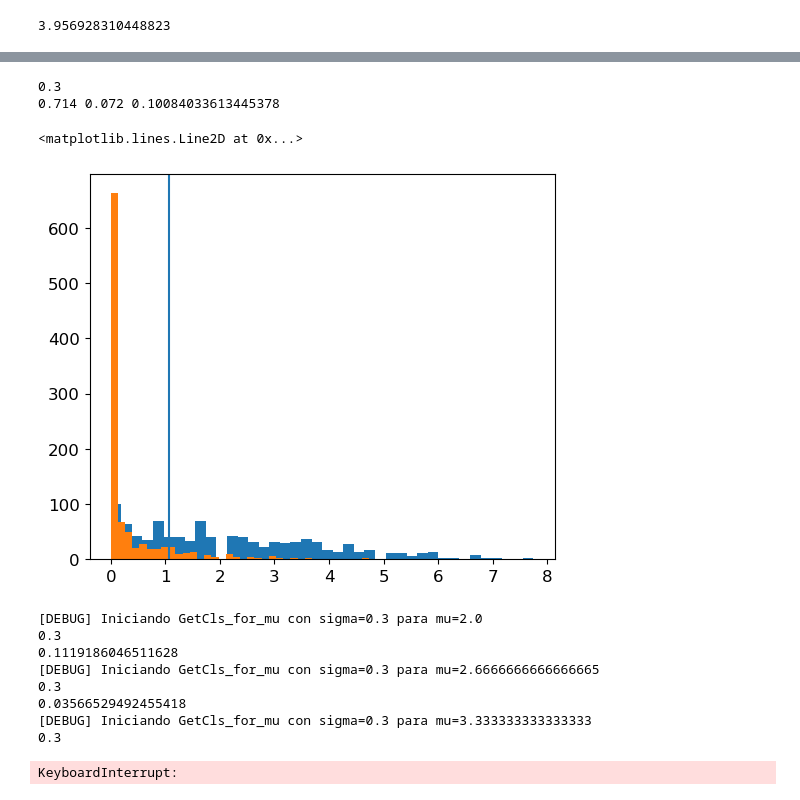
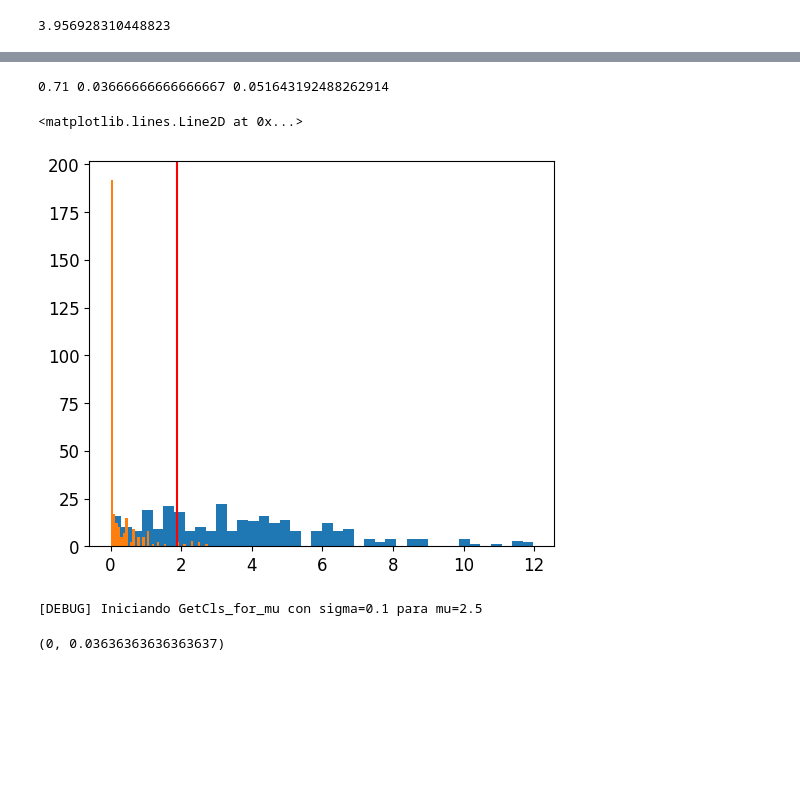
Before and after one commit to asegura4488/StatsHEP, a Jupyter notebook: Systematic/ProfileLikelihood/UpperLimit_qmSystematic.ipynb, the cells around one changed output, grey strips where cells are left out. Saved outputs shown, nothing was run; the diff lists cells and outputs as text; code cells hidden in the pictures; blank space fills up the shorter version.

```diff
--- a/Systematic/ProfileLikelihood/UpperLimit_qmSystematic.ipynb
+++ b/Systematic/ProfileLikelihood/UpperLimit_qmSystematic.ipynb
@@ -239,10 +200,0 @@ qmObsE
-# %%
-mu = np.linspace(0.1,5.0,20)
-qmObsEV = np.zeros_like(mu)
-qmObsEV1 = np.zeros_like(mu)
-qmObsEV2 = np.zeros_like(mu)
-
-for i in range(mu.shape[0]):
-    qmObsEV[i] = GetqmObs(mu[i],sigma=0.05,n=n,b=b,s=s)
-    qmObsEV1[i] = GetqmObs(mu[i],sigma=0.1,n=n,b=b,s=s)
-    qmObsEV2[i] = GetqmObs(mu[i],sigma=0.2,n=n,b=b,s=s)
@@ -303,0 +201,15 @@ def Sampler(mu, Ntoys = int(5e2),sigma=0.1):
+# %%
+def Getqm(mu,sigma,n,b,s,Null):
+
+    Ntoys = np.zeros(N)
+
+    for c in range(N):
+
+        if Null:
+            ntoy = np.random.poisson(b[c])
+        else:
+            ntoy = np.random.poisson(mu*s[c]+b[c])
+
+        Ntoys[c] = ntoy
+
+    return GetqmObs(mu,sigma,n=Ntoys,b=b,s=s)
@@ -303,0 +219,11 @@ def Sampler(mu, Ntoys = int(5e2),sigma=0.1):
+# %%
+def Sampler(mu,sigma,n,b,s,Ntoys=int(3e2)):
+
+    q0 = np.zeros(Ntoys)
+    q1 = np.zeros(Ntoys)
+
+    for i in range(Ntoys):
+        q0[i] = Getqm(mu,sigma=sigma,n=n,b=b,s=s,Null=True)
+        q1[i] = Getqm(mu,sigma=sigma,n=n,b=b,s=s,Null=False)
+
+    return q0,q1
@@ -304,17 +237,17 @@ def Sampler(mu, Ntoys = int(5e2),sigma=0.1):
 # %%
-mu = 2.
-q0,q1 = Sampler(mu,sigma=0.3)
-qmObs = GetqmObs(mu,sigma=0.3,n=n,b=b,s=s)
+mu = 2.5
+sigma = 0.3
+qmObs = GetqmObs(mu,sigma=sigma,n=n,b=b,s=s)
+q0,q1 = Sampler(mu,sigma=sigma,n=n,b=b,s=s)
 p0 = GetPValue(q0,qmObs)
 p1 = GetPValue(q1,qmObs)
 print(p0,p1,p1/p0)
 # %% [output]
-0.3
-0.714 0.072 0.10084033613445378
+0.71 0.03666666666666667 0.051643192488262914
 # %%
 plt.hist(q0,bins=40)
 plt.hist(q1,bins=40)
-plt.axvline(x=qmObs)
+plt.axvline(x=qmObs,color='r')
 # %% [output]
 <matplotlib.lines.Line2D at 0x...>
-[figure, old version]
+[figure, new version]
@@ -321,7 +271,5 @@ plt.axvline(x=qmObs)
 # %%
-def GetPValue(data,Qobs):
-
-    count_above_threshold = np.sum( data >= Qobs )
-    p_value = count_above_threshold / data.shape[0]
-
-    return p_value
+GetCls_for_mu(0,2.5,0.1,n,b,s)
+# %% [output]
+[DEBUG] Iniciando GetCls_for_mu con sigma=0.1 para mu=2.5
+(0, 0.03636363636363637)
@@ -354,14 +275,0 @@ def GetCls_for_mu(i,mu, Expected=False):
-# %%
-mu = np.linspace(2.,4.,4)
-for i in range(len(mu)):
-    print(GetCls_for_mu(0,mu[i])[1])
-# %% [output]
-[DEBUG] Iniciando GetCls_for_mu con sigma=0.3 para mu=2.0
-0.3
-0.1119186046511628
-[DEBUG] Iniciando GetCls_for_mu con sigma=0.3 para mu=2.6666666666666665
-0.3
-0.03566529492455418
-[DEBUG] Iniciando GetCls_for_mu con sigma=0.3 para mu=3.333333333333333
-0.3
-KeyboardInterrupt:
```
Also changed, not shown: parts of 35 cells of this notebook, 1 other file.
